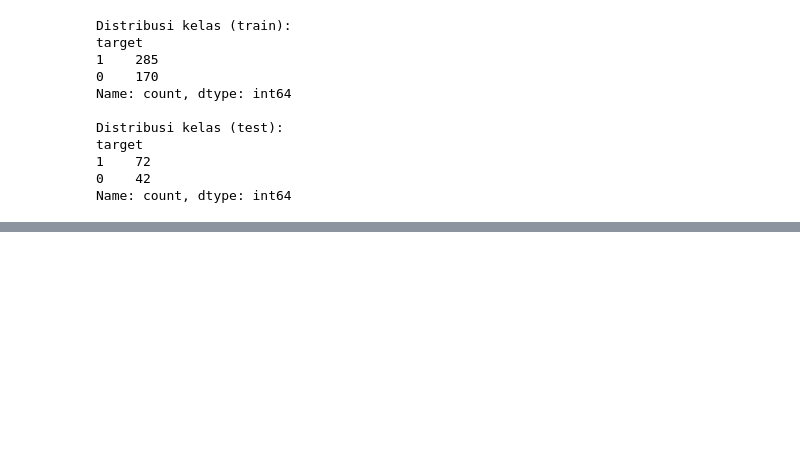
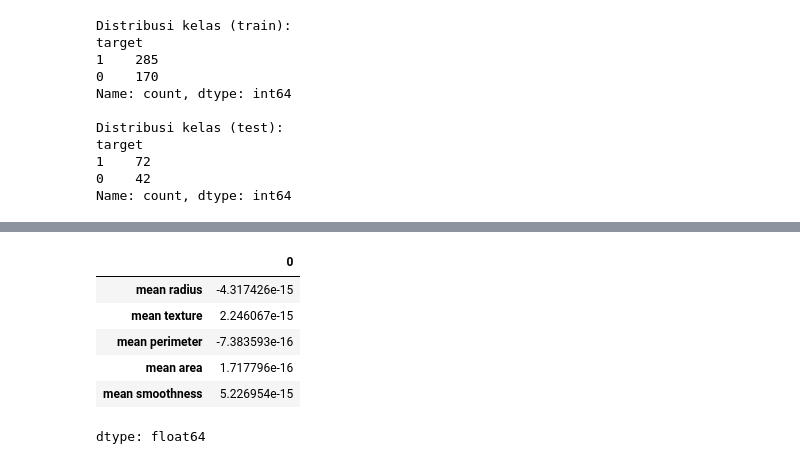
Before and after one commit to r021n/simple-machine-learing, a Jupyter notebook: Breast_Cancer_(Wisconsin).ipynb, the cells around one changed output, grey strips where cells are left out. Cells and saved outputs as stored; diff of their text form; code cells hidden in the pictures; blank space fills up the shorter version.

```diff
--- a/Breast_Cancer_(Wisconsin).ipynb
+++ b/Breast_Cancer_(Wisconsin).ipynb
@@ -180,0 +207,10 @@ Name: count, dtype: int64
+# %%
+X_train_scaled.mean().head()
+# %% [output]
+|  | 0 |
+| mean radius | -4.317426e-15 |
+| mean texture | 2.246067e-15 |
+| mean perimeter | -7.383593e-16 |
+| mean area | 1.717796e-16 |
+| mean smoothness | 5.226954e-15 |
+dtype: float64
```
Also changed, not shown: parts of 11 cells of this notebook.
